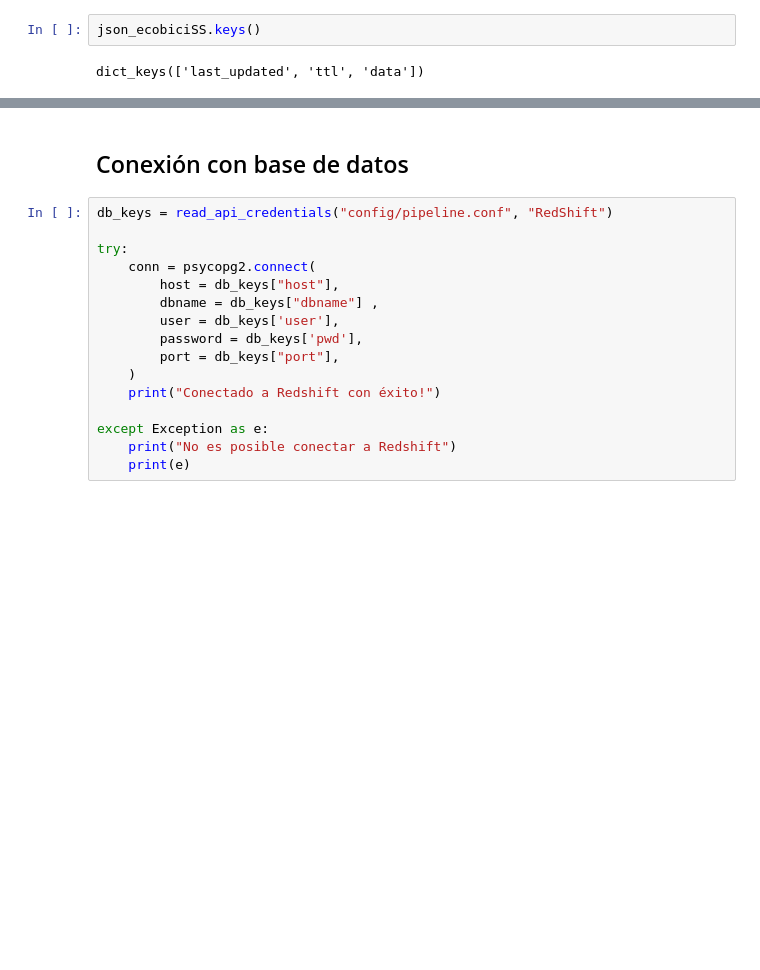
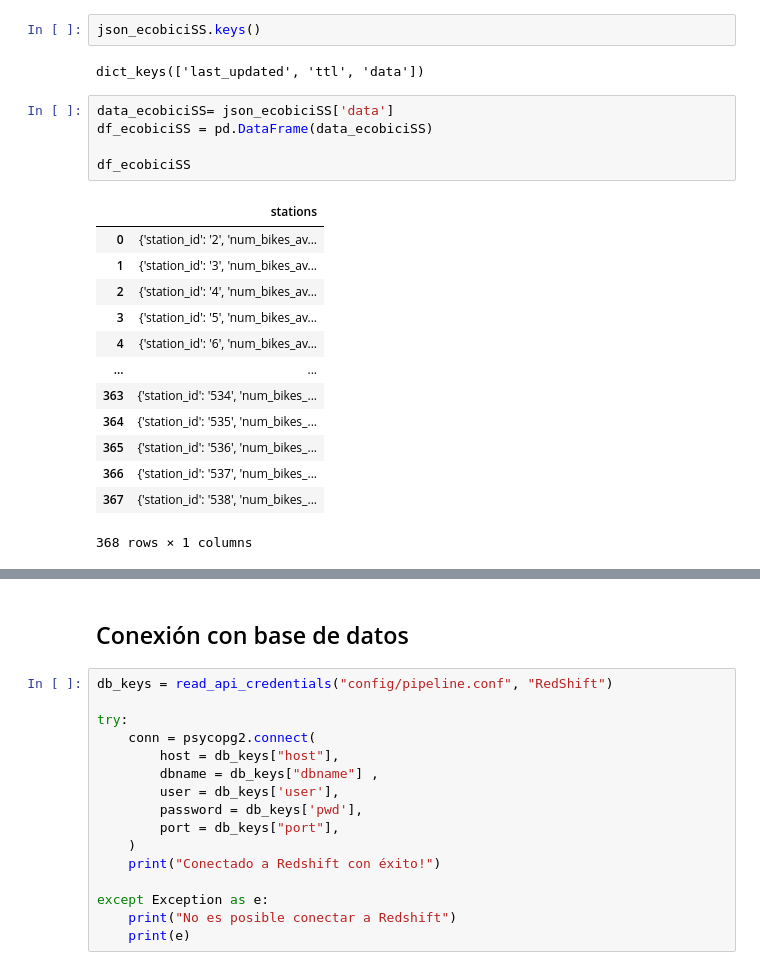
Before and after one commit to c-gonzalez-a/DataEngineeringCoder, a Jupyter notebook: main.ipynb, the cells around one changed output, grey strips where cells are left out. Drawn from its saved outputs; the diff is of its cells as text; blank space fills up the shorter version.

```diff
--- a/main.ipynb
+++ b/main.ipynb
@@ -331,6 +388,25 @@ json_ecobiciSS
 json_ecobiciSS.keys()
 # %% [output]
 dict_keys(['last_updated', 'ttl', 'data'])
+# %%
+data_ecobiciSS= json_ecobiciSS['data']
+df_ecobiciSS = pd.DataFrame(data_ecobiciSS)
+
+df_ecobiciSS
+# %% [output]
+|  | stations |
+| 0 | {'station_id': '2', 'num_bikes_av... |
+| 1 | {'station_id': '3', 'num_bikes_av... |
+| 2 | {'station_id': '4', 'num_bikes_av... |
+| 3 | {'station_id': '5', 'num_bikes_av... |
+| 4 | {'station_id': '6', 'num_bikes_av... |
+| ... | ... |
+| 363 | {'station_id': '534', 'num_bikes_... |
+| 364 | {'station_id': '535', 'num_bikes_... |
+| 365 | {'station_id': '536', 'num_bikes_... |
+| 366 | {'station_id': '537', 'num_bikes_... |
+| 367 | {'station_id': '538', 'num_bikes_... |
+368 rows × 1 columns
 # %%
 # Para pasar el json a una dataframe
 
```
Also changed, not shown: parts of 14 cells of this notebook.
